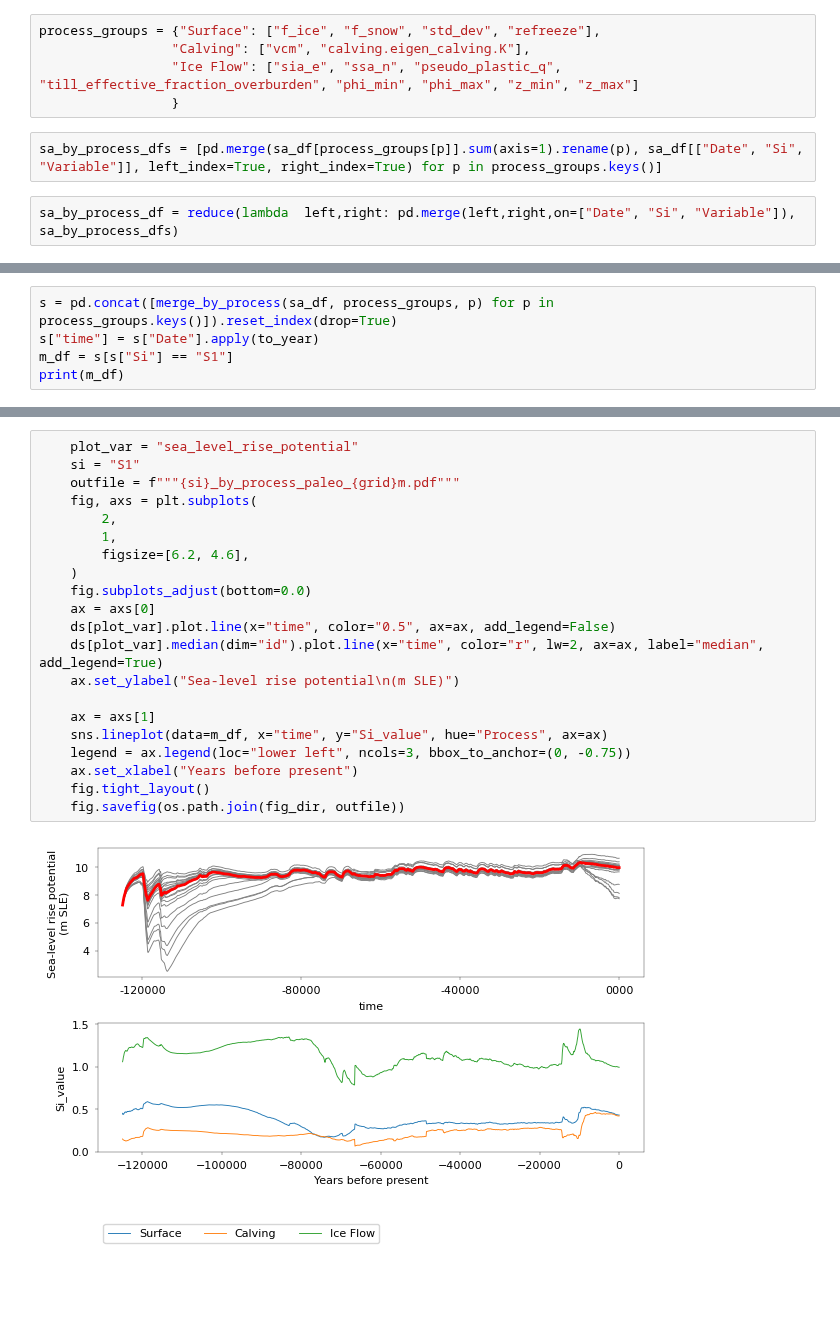
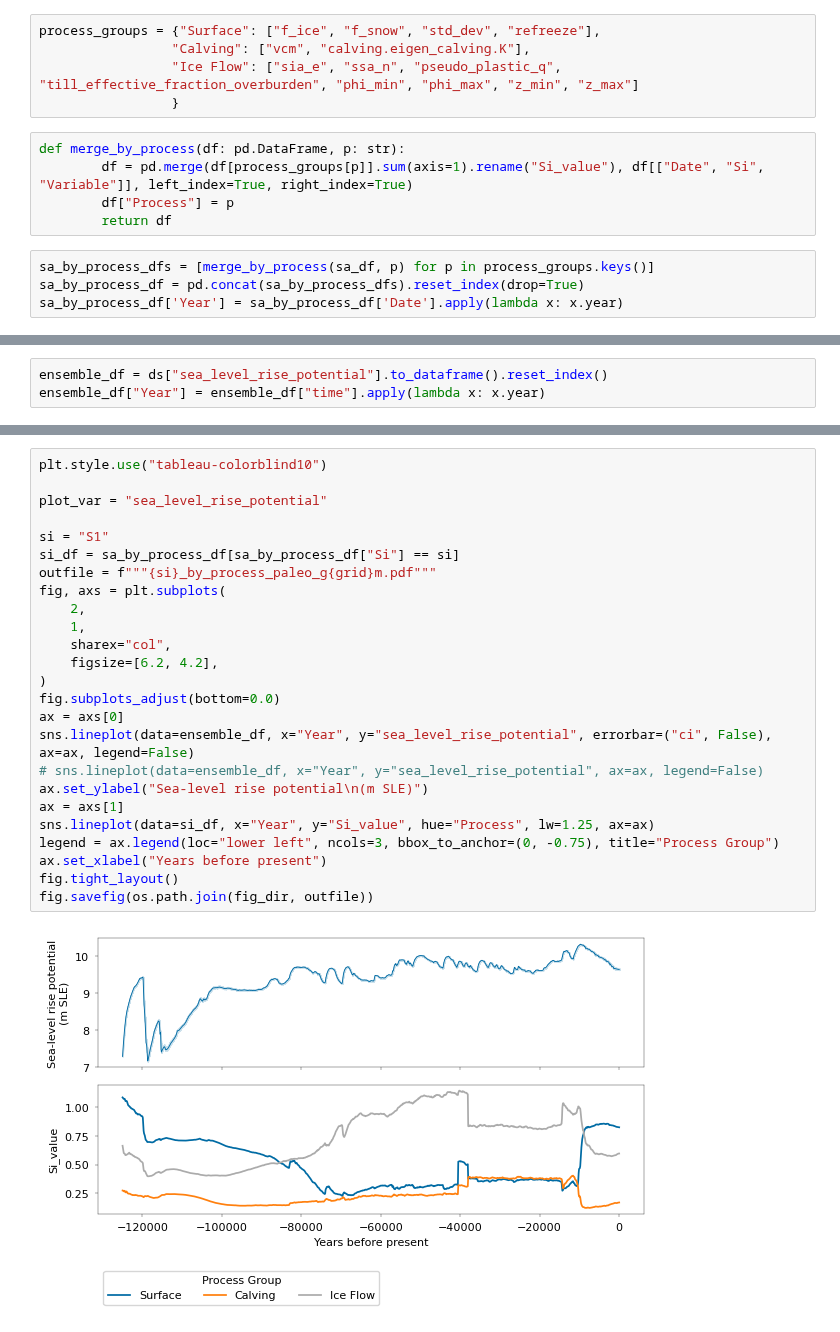
Before and after one commit to pism/pism-greenland, a Jupyter notebook: paleo/analyze_paleo_scalars.ipynb, the cells around one changed output, grey strips where cells are left out. Drawn from its saved outputs; the diff is of its cells as text; blank space fills up the shorter version.

```diff
--- a/paleo/analyze_paleo_scalars.ipynb
+++ b/paleo/analyze_paleo_scalars.ipynb
@@ -142,7 +163,12 @@ process_groups = {"Surface": ["f_ice", "f_snow", "std_dev", "refreeze"],
                  "Calving": ["vcm", "calving.eigen_calving.K"],
                  "Ice Flow": ["sia_e", "ssa_n", "pseudo_plastic_q", "till_effective_fraction_overburden", "phi_min", "phi_max", "z_min", "z_max"]
                  }
+# %%
+def merge_by_process(df: pd.DataFrame, p: str):
+        df = pd.merge(df[process_groups[p]].sum(axis=1).rename("Si_value"), df[["Date", "Si", "Variable"]], left_index=True, right_index=True)
+        df["Process"] = p
+        return df
 # %%
-sa_by_process_dfs = [pd.merge(sa_df[process_groups[p]].sum(axis=1).rename(p), sa_df[["Date", "Si", "Variable"]], left_index=True, right_index=True) for p in process_groups.keys()]
+sa_by_process_dfs = [merge_by_process(sa_df, p) for p in process_groups.keys()]
+sa_by_process_df = pd.concat(sa_by_process_dfs).reset_index(drop=True)
+sa_by_process_df['Year'] = sa_by_process_df['Date'].apply(lambda x: x.year)
-# %%
-sa_by_process_df = reduce(lambda  left,right: pd.merge(left,right,on=["Date", "Si", "Variable"]), sa_by_process_dfs)
@@ -190,5 +175,3 @@ def to_year(cf_datetime):
 # %%
-s = pd.concat([merge_by_process(sa_df, process_groups, p) for p in process_groups.keys()]).reset_index(drop=True)
-s["time"] = s["Date"].apply(to_year)
-m_df = s[s["Si"] == "S1"]
-print(m_df)
+ensemble_df = ds["sea_level_rise_potential"].to_dataframe().reset_index()
+ensemble_df["Year"] = ensemble_df["time"].apply(lambda x: x.year)
@@ -213,23 +178,27 @@ print(m_df)
 # %%
-    plot_var = "sea_level_rise_potential"
-    si = "S1"
-    outfile = f"""{si}_by_process_paleo_{grid}m.pdf"""
-    fig, axs = plt.subplots(
-        2,
-        1,
-        figsize=[6.2, 4.6],
-    )
-    fig.subplots_adjust(bottom=0.0)
-    ax = axs[0]
-    ds[plot_var].plot.line(x="time", color="0.5", ax=ax, add_legend=False)
-    ds[plot_var].median(dim="id").plot.line(x="time", color="r", lw=2, ax=ax, label="median", add_legend=True)
-    ax.set_ylabel("Sea-level rise potential\n(m SLE)")
+plt.style.use("tableau-colorblind10")
 
-    ax = axs[1]
-    sns.lineplot(data=m_df, x="time", y="Si_value", hue="Process", ax=ax)
-    legend = ax.legend(loc="lower left", ncols=3, bbox_to_anchor=(0, -0.75))
-    ax.set_xlabel("Years before present")
-    fig.tight_layout()
-    fig.savefig(os.path.join(fig_dir, outfile))
+plot_var = "sea_level_rise_potential"
+
+si = "S1"
+si_df = sa_by_process_df[sa_by_process_df["Si"] == si]
+outfile = f"""{si}_by_process_paleo_g{grid}m.pdf"""
+fig, axs = plt.subplots(
+    2,
+    1,
+    sharex="col",
+    figsize=[6.2, 4.2],
+)
+fig.subplots_adjust(bottom=0.0)
+ax = axs[0]
+sns.lineplot(data=ensemble_df, x="Year", y="sea_level_rise_potential", errorbar=("ci", False), ax=ax, legend=False)
+# sns.lineplot(data=ensemble_df, x="Year", y="sea_level_rise_potential", ax=ax, legend=False)
+ax.set_ylabel("Sea-level rise potential\n(m SLE)")
+ax = axs[1]
+sns.lineplot(data=si_df, x="Year", y="Si_value", hue="Process", lw=1.25, ax=ax)
+legend = ax.legend(loc="lower left", ncols=3, bbox_to_anchor=(0, -0.75), title="Process Group")
+ax.set_xlabel("Years before present")
+fig.tight_layout()
+fig.savefig(os.path.join(fig_dir, outfile))
 # %% [output]
-[figure, old version]
+[figure, new version]
```
Also changed, not shown: parts of 21 cells of this notebook, 2 other files.
